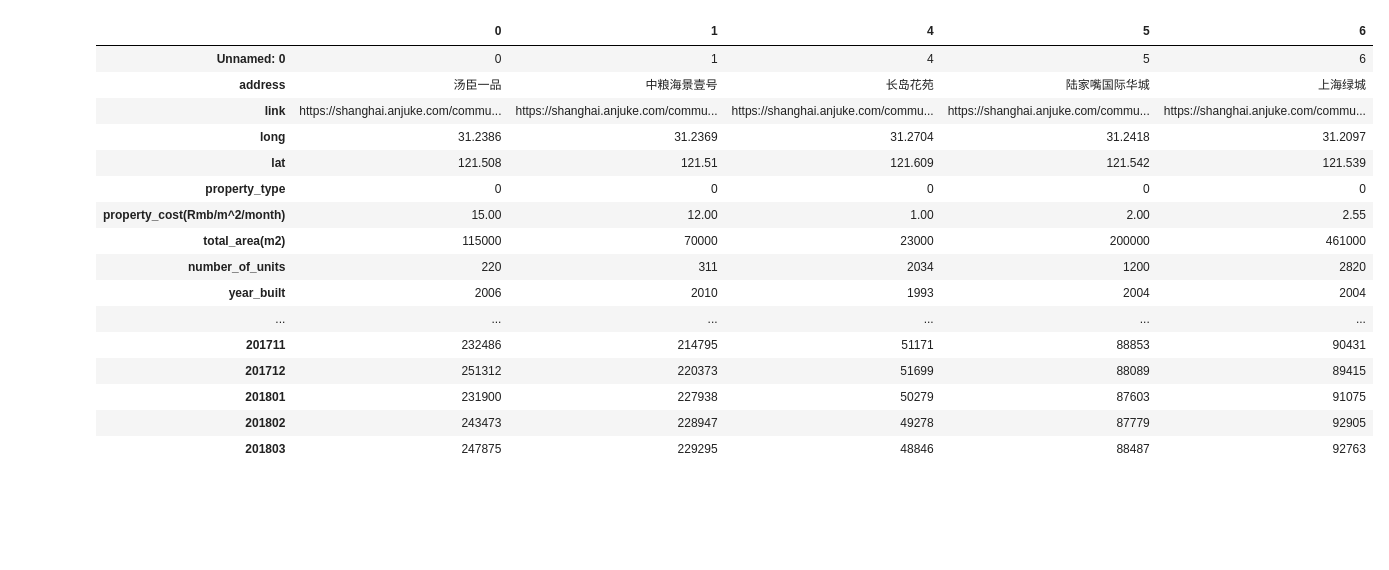
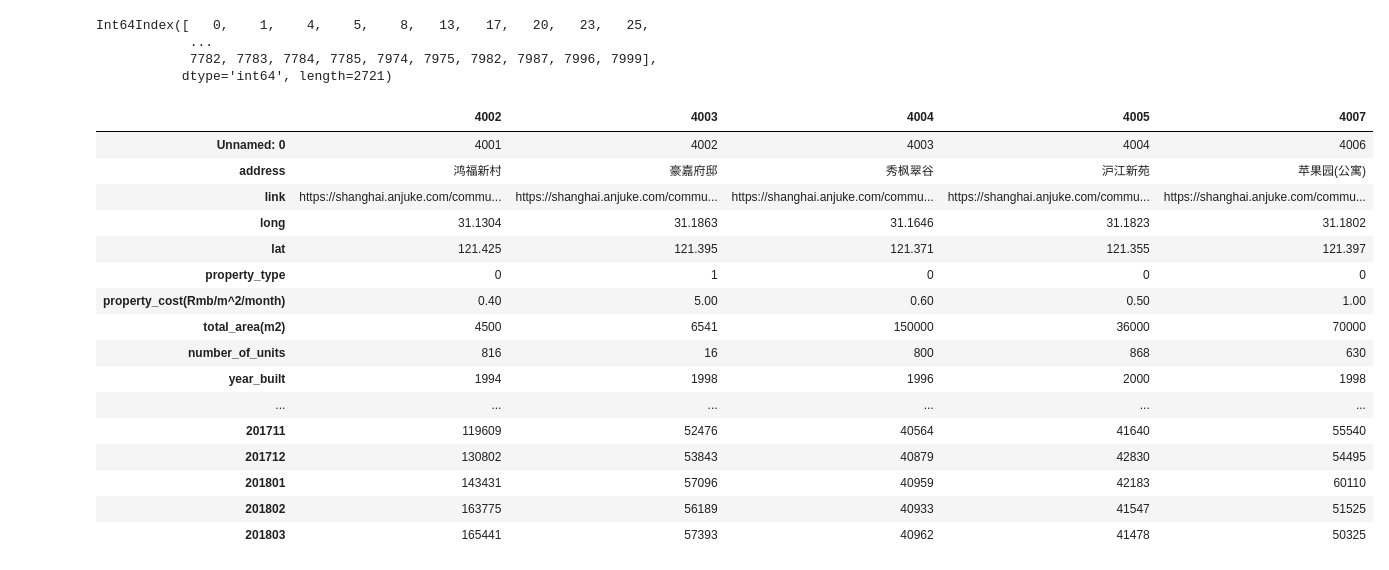
Before and after one commit to Zeronica/DataMJB, a Jupyter notebook: clean_new.ipynb, the cells around one changed output. Saved outputs shown, nothing was run; the diff lists cells and outputs as text; code cells hidden in the pictures; blank space fills up the shorter version.

```diff
--- a/clean_new.ipynb
+++ b/clean_new.ipynb
@@ -4,7 +5,7 @@ import numpy as np
 import re
 # %%
-data = pd.read_csv('data_populated_all_fixed_8000.csv')
-data = data.iloc[:59,:].copy()
+data = pd.read_csv('data_populated_0_7999.csv')
+# data = data.iloc[:59,:].copy()
 # %%
 data.rename(columns = {"property_costs":"property_cost(Rmb/m^2/month)", "total_area":"total_area(m2)", "green_rating": "green_rating(%)"},inplace = True)
 # %%
@@ -42,2 +43,3 @@ data.head()
 # %%
-price = pd.read_csv("data_prices.csv")
+price = pd.read_csv("data_prices_4000-8000.csv")
+price[60*36:-72]
@@ -44,2 +65,3 @@ price = pd.read_csv("data_prices.csv")
 # %%
-wide = price.pivot(index = 'name', columns = 'date', values = 'price')
+wide = price[60*36:-72].pivot_table(index = 'index', columns = 'date', values = 'price')
+wide
@@ -46,21 +88,28 @@ wide = price.pivot(index = 'name', columns = 'date', values = 'price')
+# %%
+data.index
+# %% [output]
+Int64Index([   0,    1,    4,    5,    8,   13,   17,   20,   23,   25,
+            ...
+            7782, 7783, 7784, 7785, 7974, 7975, 7982, 7987, 7996, 7999],
+           dtype='int64', length=2721)
 # %%
-data_with_price = data.merge(wide, how = 'left', left_on = 'address', right_index = True)
+data_with_price = data.merge(wide, how = 'inner', left_index = True, right_index = True)
 data_with_price.head().T
 # %% [output]
-|  | 0 | 1 | 4 | 5 | 6 |
-| Unnamed: 0 | 0 | 1 | 4 | 5 | 6 |
-| address | 汤臣一品 | 中粮海景壹号 | 长岛花苑 | 陆家嘴国际华城 | 上海绿城 |
+|  | 4002 | 4003 | 4004 | 4005 | 4007 |
+| Unnamed: 0 | 4001 | 4002 | 4003 | 4004 | 4006 |
+| address | 鸿福新村 | 豪嘉府邸 | 秀枫翠谷 | 沪江新苑 | 苹果园(公寓) |
 | link | https://shanghai.anjuke.com/commu... | https://shanghai.anjuke.com/commu... | https://shanghai.anjuke.com/commu... | https://shanghai.anjuke.com/commu... | https://shanghai.anjuke.com/commu... |
-| long | 31.2386 | 31.2369 | 31.2704 | 31.2418 | 31.2097 |
-| lat | 121.508 | 121.51 | 121.609 | 121.542 | 121.539 |
-| property_type | 0 | 0 | 0 | 0 | 0 |
-| property_cost(Rmb/m^2/month) | 15.00 | 12.00 | 1.00 | 2.00 | 2.55 |
-| total_area(m2) | 115000 | 70000 | 23000 | 200000 | 461000 |
-| number_of_units | 220 | 311 | 2034 | 1200 | 2820 |
-| year_built | 2006 | 2010 | 1993 | 2004 | 2004 |
+| long | 31.1304 | 31.1863 | 31.1646 | 31.1823 | 31.1802 |
+| lat | 121.425 | 121.395 | 121.371 | 121.355 | 121.397 |
+| property_type | 0 | 1 | 0 | 0 | 0 |
+| property_cost(Rmb/m^2/month) | 0.40 | 5.00 | 0.60 | 0.50 | 1.00 |
+| total_area(m2) | 4500 | 6541 | 150000 | 36000 | 70000 |
+| number_of_units | 816 | 16 | 800 | 868 | 630 |
+| year_built | 1994 | 1998 | 1996 | 2000 | 1998 |
 | ... | ... | ... | ... | ... | ... |
-| 201711 | 232486 | 214795 | 51171 | 88853 | 90431 |
-| 201712 | 251312 | 220373 | 51699 | 88089 | 89415 |
-| 201801 | 231900 | 227938 | 50279 | 87603 | 91075 |
-| 201802 | 243473 | 228947 | 49278 | 87779 | 92905 |
-| 201803 | 247875 | 229295 | 48846 | 88487 | 92763 |
+| 201711 | 119609 | 52476 | 40564 | 41640 | 55540 |
+| 201712 | 130802 | 53843 | 40879 | 42830 | 54495 |
+| 201801 | 143431 | 57096 | 40959 | 42183 | 60110 |
+| 201802 | 163775 | 56189 | 40933 | 41547 | 51525 |
+| 201803 | 165441 | 57393 | 40962 | 41478 | 50325 |
```
Also changed, not shown: parts of 8 cells of this notebook.
